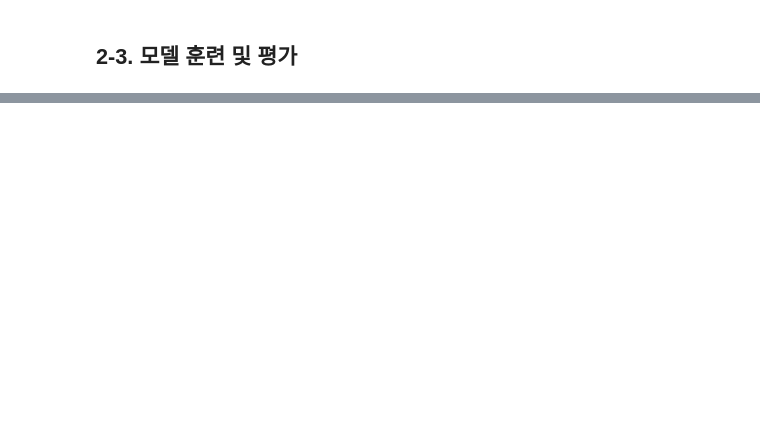
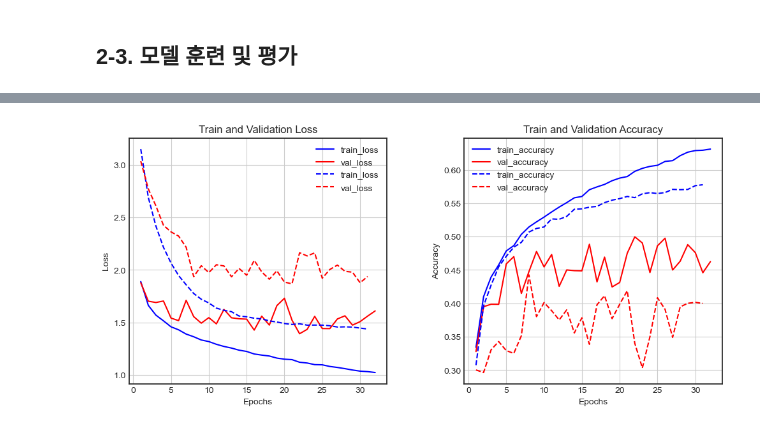
Before and after one commit to milkpotato1000/modulabs_projects, a Jupyter notebook: deep_learning/250926_02.mini_projects.ipynb, the cells around one changed output, grey strips where cells are left out. Saved outputs shown, nothing was run; the diff lists cells and outputs as text; code cells hidden in the pictures; blank space fills up the shorter version.

```diff
--- a/deep_learning/250926_02.mini_projects.ipynb
+++ b/deep_learning/250926_02.mini_projects.ipynb
@@ -557,0 +669,6 @@ test_2. 히든레어(2) 크기: 512
+# %%
+history5 = model.fit(X_train, y_train,
+                    epochs=40,
+                    batch_size=512,
+                    validation_data=(X_val, y_val),
+                    callbacks=[checkpoint_cb, early_stopping_cb])
@@ -557,0 +693,4 @@ test_2. 히든레어(2) 크기: 512
+# %%
+diff_history(history, history5)
+# %% [output]
+[figure, added]
```
Also changed, not shown: parts of 19 cells of this notebook, 5 other files.
